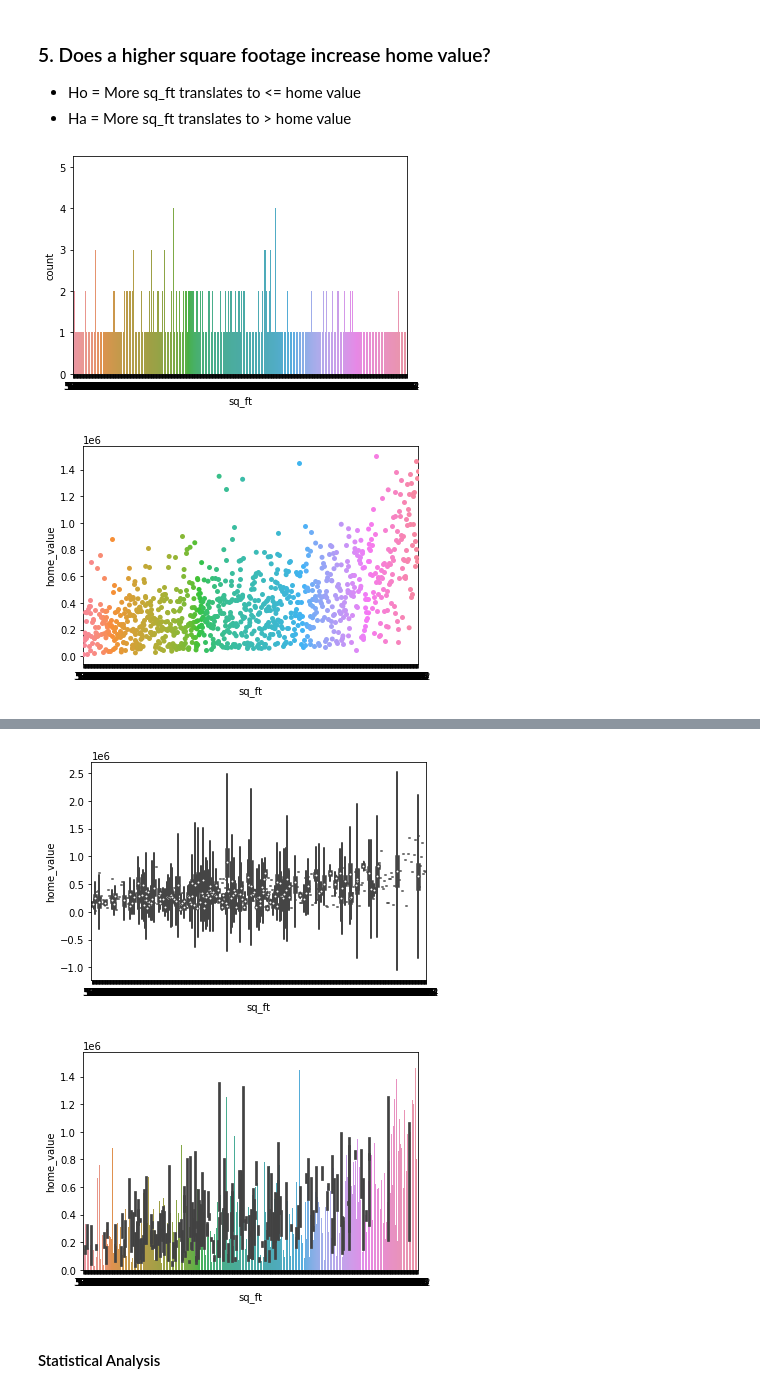
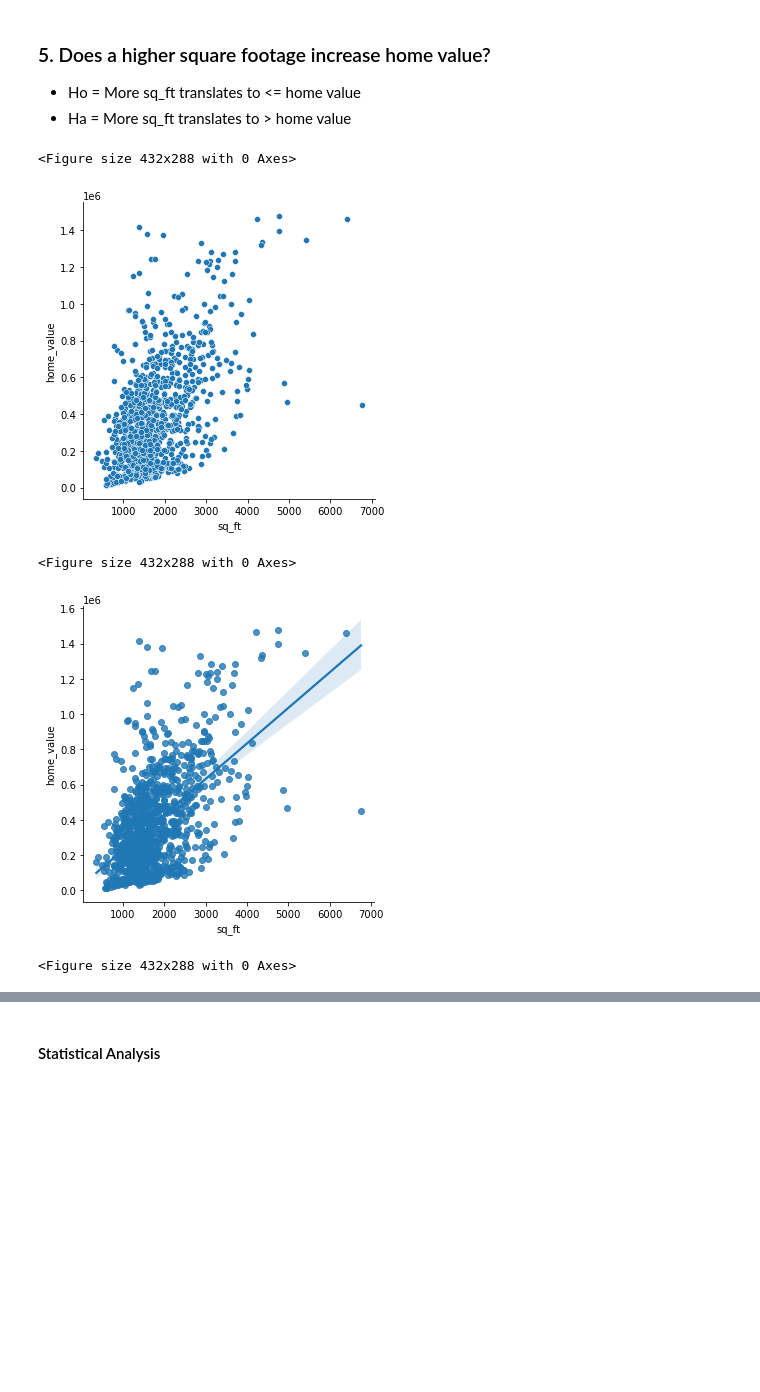
Before and after one commit to SchneemannDavid/regression_project, a Jupyter notebook: working_notebook.ipynb, the cells around one changed output, grey strips where cells are left out. Drawn from its saved outputs; the diff is of its cells as text; code cells hidden in the pictures; blank space fills up the shorter version.

```diff
--- a/working_notebook.ipynb
+++ b/working_notebook.ipynb
@@ -1156,15 +1156,16 @@ Following our statistical test, we reject the null, meaning that there is statis
 def plot_continuous_and_continuous_vars(df, continuous1, continuous):
     df_sample = df.sample(1000)
     plt.figure()
-    sns.relplot(x=continuous1, data=df_sample, kind=scatter)
+    sns.relplot(x=continuous1, y=continuous, data=df_sample, kind='scatter')
     plt.figure()
     sns.lmplot(x=continuous1, y=continuous, data=df_sample, scatter=True, hue=None)
     plt.figure()
-    sns.jointplot(x=continuous1, y=continuous, data=df_sample, kind=scatter)
-    plt.figure()
-    sns.barplot(x=continuous1, y=continuous, data=df_sample)
+    sns.jointplot(x=continuous1, y=continuous, data=df_sample, kind='scatter')
 # %%
-plot_categorical_and_continuous_vars(train, 'sq_ft', 'home_value')
+plot_continuous_and_continuous_vars(train, 'sq_ft', 'home_value')
 # %% [output]
+<Figure size 432x288 with 0 Axes>
-[figure, old version]
+[figure, new version]
+<Figure size 432x288 with 0 Axes>
-[figure, old version]
+[figure, new version]
+<Figure size 432x288 with 0 Axes>
@@ -1172,5 +1173,3 @@ plot_categorical_and_continuous_vars(train, 'sq_ft', 'home_value')
-[figure, removed]
-[figure, removed]
 # %% [markdown]
 #### Statistical Analysis
 # %%
```
Also changed, not shown: parts of 25 cells of this notebook, 3 other files.
